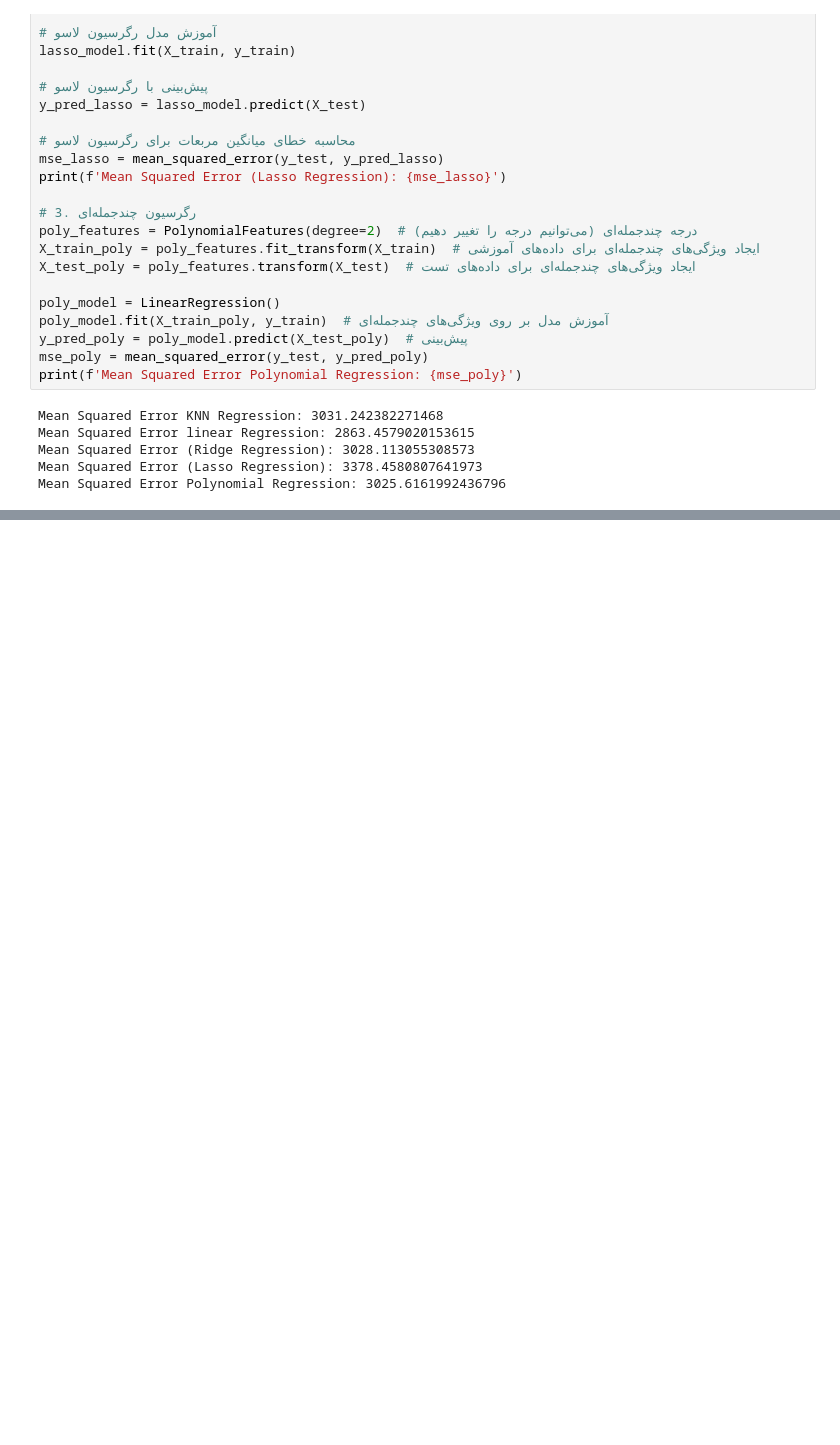
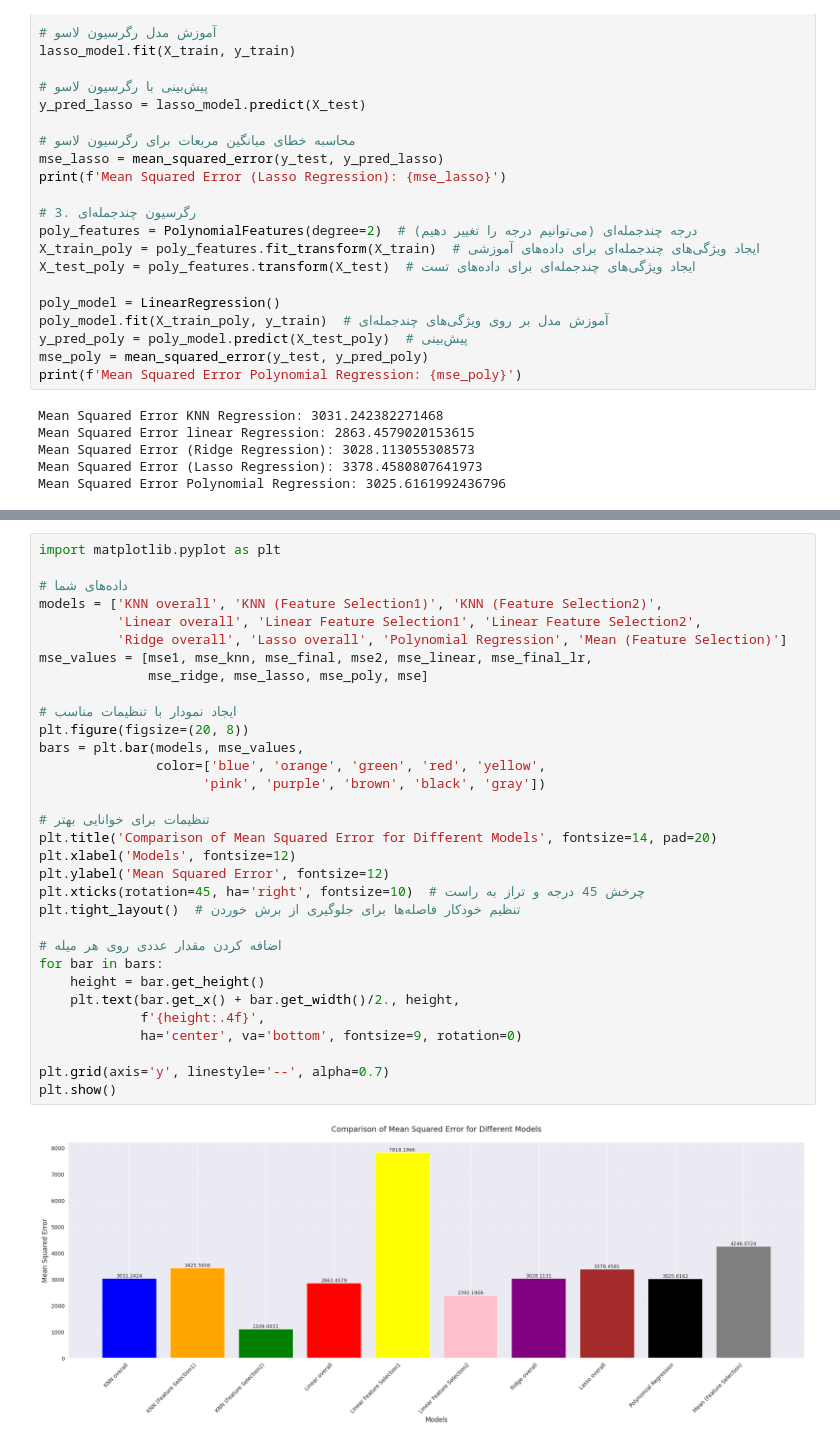
Before and after one commit to AzamChatrAzar/neumerical-datasets, a Jupyter notebook: deiabet1.ipynb, the cells around one changed output, grey strips where cells are left out. Drawn from its saved outputs; the diff is of its cells as text; blank space fills up the shorter version.

```diff
--- a/deiabet1.ipynb
+++ b/deiabet1.ipynb
@@ -693,0 +774,34 @@ Mean Squared Error for Linear Regression: 2414.1218407860356
+# %%
+import matplotlib.pyplot as plt
+
+# داده‌های شما
+models = ['KNN overall', 'KNN (Feature Selection1)', 'KNN (Feature Selection2)',
+          'Linear overall', 'Linear Feature Selection1', 'Linear Feature Selection2',
+          'Ridge overall', 'Lasso overall', 'Polynomial Regression', 'Mean (Feature Selection)']
+mse_values = [mse1, mse_knn, mse_final, mse2, mse_linear, mse_final_lr,
+              mse_ridge, mse_lasso, mse_poly, mse]
+
+# ایجاد نمودار با تنظیمات مناسب
+plt.figure(figsize=(20, 8))
+bars = plt.bar(models, mse_values,
+               color=['blue', 'orange', 'green', 'red', 'yellow',
+                     'pink', 'purple', 'brown', 'black', 'gray'])
+
+# تنظیمات برای خوانایی بهتر
+plt.title('Comparison of Mean Squared Error for Different Models', fontsize=14, pad=20)
+plt.xlabel('Models', fontsize=12)
+plt.ylabel('Mean Squared Error', fontsize=12)
+plt.xticks(rotation=45, ha='right', fontsize=10)  # چرخش 45 درجه و تراز به راست
+plt.tight_layout()  # تنظیم خودکار فاصله‌ها برای جلوگیری از برش خوردن
+
+# اضافه کردن مقدار عددی روی هر میله
+for bar in bars:
+    height = bar.get_height()
+    plt.text(bar.get_x() + bar.get_width()/2., height,
+             f'{height:.4f}',
+             ha='center', va='bottom', fontsize=9, rotation=0)
+
+plt.grid(axis='y', linestyle='--', alpha=0.7)
+plt.show()
+# %% [output]
+[figure, added]
```
Also changed, not shown: parts of 16 cells of this notebook.
